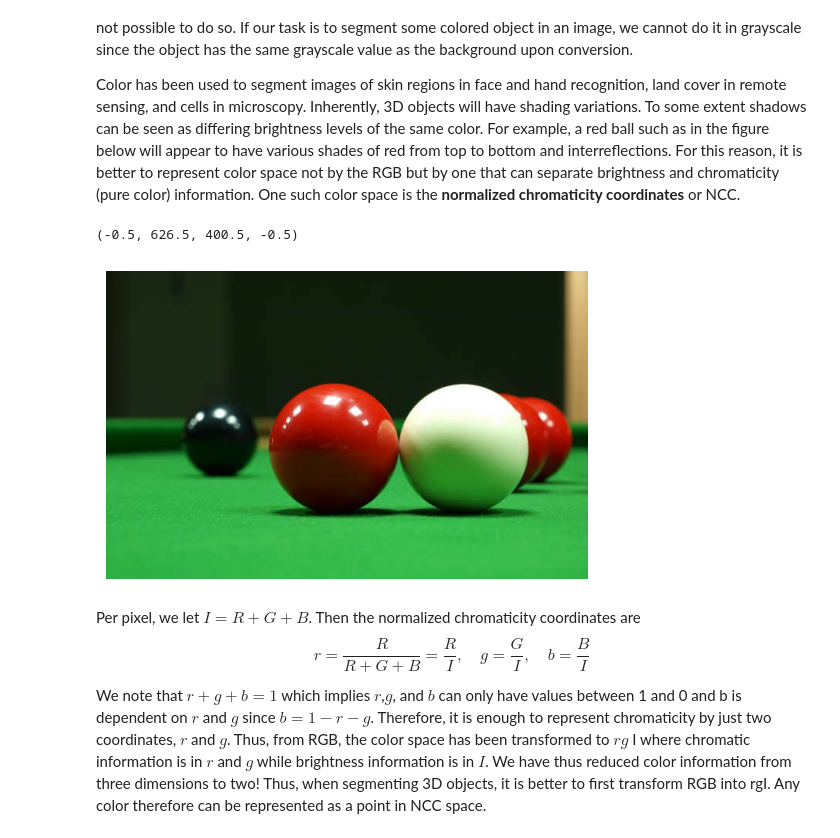
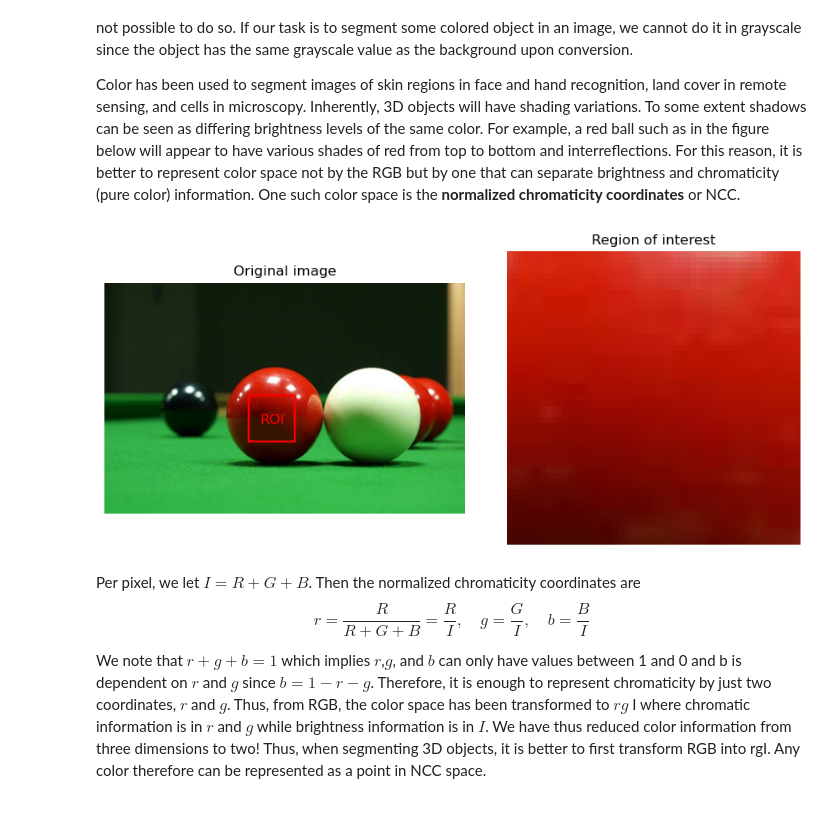
Before and after one commit to npcrmns/App-Physics-157, a Jupyter notebook: [5] Feature Extraction - Image Segmentation/Feature Extraction - Image Segmentation.ipynb, the cells around one changed output. Cells and saved outputs as stored; diff of their text form; code cells hidden in the pictures.

```diff
--- a/[5] Feature Extraction - Image Segmentation/Feature Extraction - Image Segmentation.ipynb
+++ b/[5] Feature Extraction - Image Segmentation/Feature Extraction - Image Segmentation.ipynb
@@ -80,12 +81,25 @@ Color has been used to segment images of skin regions in face and hand recogniti
 sensing, and cells in microscopy. Inherently, 3D objects will have shading variations. To some extent shadows can be seen as differing brightness levels of the same color. For example, a red ball such as in the figure below will appear to have various shades of red from top to bottom and interreflections. For this reason, it is better to represent color space not by the RGB but by one that can separate brightness and chromaticity (pure color) information. One such color space is the **normalized chromaticity coordinates** or NCC.
 # %%
 colored_balls = Image.open("colored balls.png")
-plt.figure(figsize = (9, 4))
-plt.imshow(colored_balls)
-plt.axis("off")
+colored_balls_RGB = np.array(colored_balls.convert("RGB"))
+colored_balls_ROI = Image.open("colored balls ROI.png")
+colored_balls_ROI_RGB = np.array(colored_balls_ROI.convert("RGB"))
+
+fig, ax = plt.subplots(1, 2, figsize = (9, 4), tight_layout = True)
+ax[0].imshow(colored_balls_RGB)
+ax[0].set_title("Original image")
+
+rect = Rectangle((250, 195), 80, 80, linewidth = 1.75, edgecolor = "red", facecolor = "none")
+ax[0].add_patch(rect)
+ax[0].annotate("ROI", (270, 245), color = "red", fontsize = 12)
+
+ax[1].imshow(colored_balls_ROI_RGB)
+ax[1].set_title("Region of interest")
+
+for a in ax:
+    a.axis("off")
 # %% [output]
-(-0.5, 626.5, 400.5, -0.5)
-[figure, old version]
+[figure, new version]
 # %% [markdown]
 Per pixel, we let $I = R+G+B$. Then the normalized chromaticity coordinates are $$ r = \frac{R}{R+G+B} = \frac{R}{I}, \quad g = \frac{G}{I}, \quad b = \frac{B}{I} $$ We note that $r+g+b = 1$ which implies $r$,$g$, and $b$ can only have values between 1 and 0 and b is dependent on $r$
 and $g$ since $b = 1-r-g$. Therefore, it is enough to represent chromaticity by just two coordinates, $r$ and $g$.
```
Also changed, not shown: parts of 3 cells of this notebook, 2 other files.
